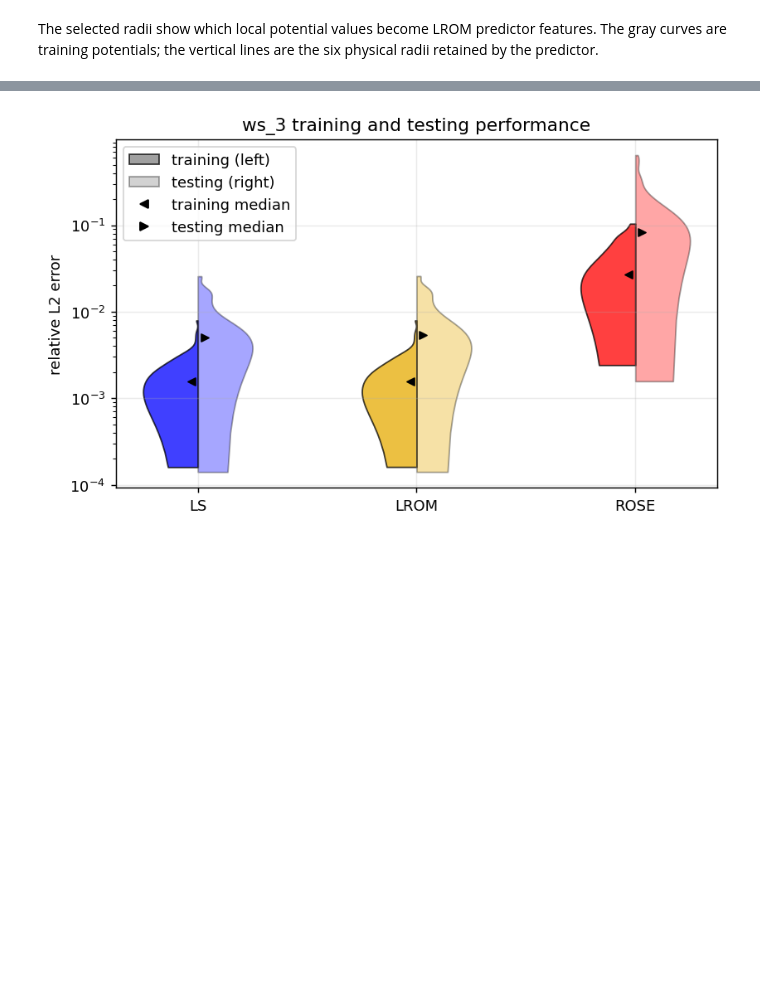
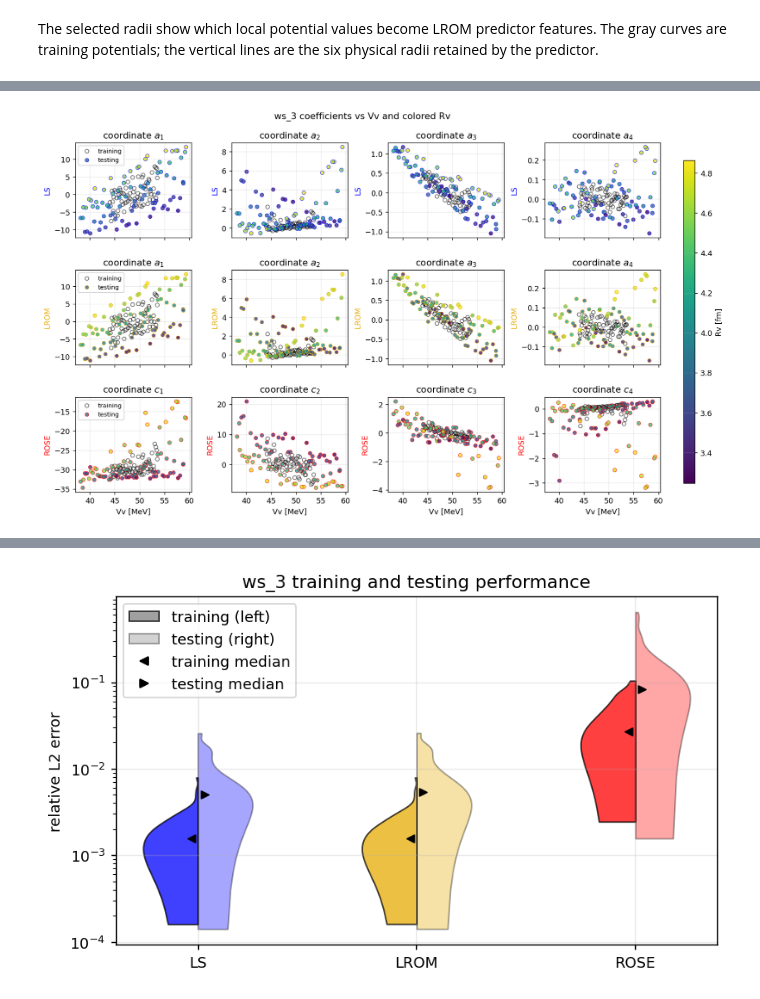
Before and after one commit to nitrogen5052/Learning-Reduced-Order-Models, a Jupyter notebook: notebooks/01_rbm_vs_lrom_single_wavefunction.ipynb, the cells around one changed output, grey strips where cells are left out. Cells and saved outputs as stored; diff of their text form; code cells hidden in the pictures; blank space fills up the shorter version.

```diff
--- a/notebooks/01_rbm_vs_lrom_single_wavefunction.ipynb
+++ b/notebooks/01_rbm_vs_lrom_single_wavefunction.ipynb
@@ -848 +759,84 @@ plt.show()
+# %%
+# One shared coordinate figure keeps method and parameter comparisons
+# aligned: rows are methods, columns are retained coordinates, and
+# testing-point color records the second physical parameter Rv.
+ws3_coordinate_data = {
+    "LS": {
+        "training": ws3_ls_train_coefficients,
+        "testing": ws3_ls_coefficients,
+        "symbol": "a",
+        "color": METHOD_COLORS["ls"],
+    },
+    "LROM": {
+        "training": np.asarray(
+            ws3_emulator.training_results.coefficients["lrom"][0]
+        ),
+        "testing": np.asarray(
+            ws3_emulator.testing_results.coefficients["lrom"][0]
+        ),
+        "symbol": "a",
+        "color": METHOD_COLORS["lrom"],
+    },
+    "ROSE": {
+        "training": ws3_rose_train_coefficients,
+        "testing": ws3_rose_coefficients,
+        "symbol": "c",
+        "color": METHOD_COLORS["rose"],
+    },
+}
+ws3_rv_norm = plt.Normalize(
+    vmin=min(ws3_train_rows[:, 1].min(), ws3_test_rows[:, 1].min()),
+    vmax=max(ws3_train_rows[:, 1].max(), ws3_test_rows[:, 1].max()),
+)
+fig, axes = plt.subplots(3, BASIS_SIZE, figsize=(14.0, 8.0), sharex="col")
+for row_index, (method, coordinate_data) in enumerate(
+    ws3_coordinate_data.items()
+):
+    for coordinate_index in range(BASIS_SIZE):
+        ax = axes[row_index, coordinate_index]
+        ax.scatter(
+            ws3_train_rows[:, 0],
+            np.real(coordinate_data["training"][:, coordinate_index]),
+            s=24,
+            marker="o",
+            facecolors="none",
+            edgecolors="black",
+            alpha=0.55,
+            label="training" if coordinate_index == 0 else None,
+        )
+        ax.scatter(
+            ws3_test_rows[:, 0],
+            np.real(coordinate_data["testing"][:, coordinate_index]),
+            c=ws3_test_rows[:, 1],
+            cmap="viridis",
+            norm=ws3_rv_norm,
+            s=24,
+            alpha=0.8,
+            edgecolors=coordinate_data["color"],
+            linewidths=0.6,
+            label="testing" if coordinate_index == 0 else None,
+        )
+        # for spine in ax.spines.values():
+        #     spine.set_color(coordinate_data["color"])
+        #     spine.set_linewidth(1.4)
+        ax.set_title(
+            fr"coordinate ${coordinate_data['symbol']}_{{{coordinate_index + 1}}}$"
+        )
+        ax.set_ylabel(method, color=coordinate_data["color"])
+        if row_index == len(ws3_coordinate_data) - 1:
+            ax.set_xlabel("Vv [MeV]")
+    axes[row_index, 0].legend(fontsize=8)
+fig.subplots_adjust(top=0.91, right=0.89, hspace=0.34, wspace=0.35)
+ws3_colorbar_ax = fig.add_axes([0.92, 0.13, 0.015, 0.74])
+fig.colorbar(
+    plt.cm.ScalarMappable(norm=ws3_rv_norm, cmap="viridis"),
+    cax=ws3_colorbar_ax,
+    label="Rv [fm]",
+)
+fig.suptitle(
+    "ws_3 coefficients vs Vv and colored Rv"
+)
+plt.show()
+# %% [output]
+[figure, added]
 # %% [markdown]
```
Also changed, not shown: parts of 31 cells of this notebook.
